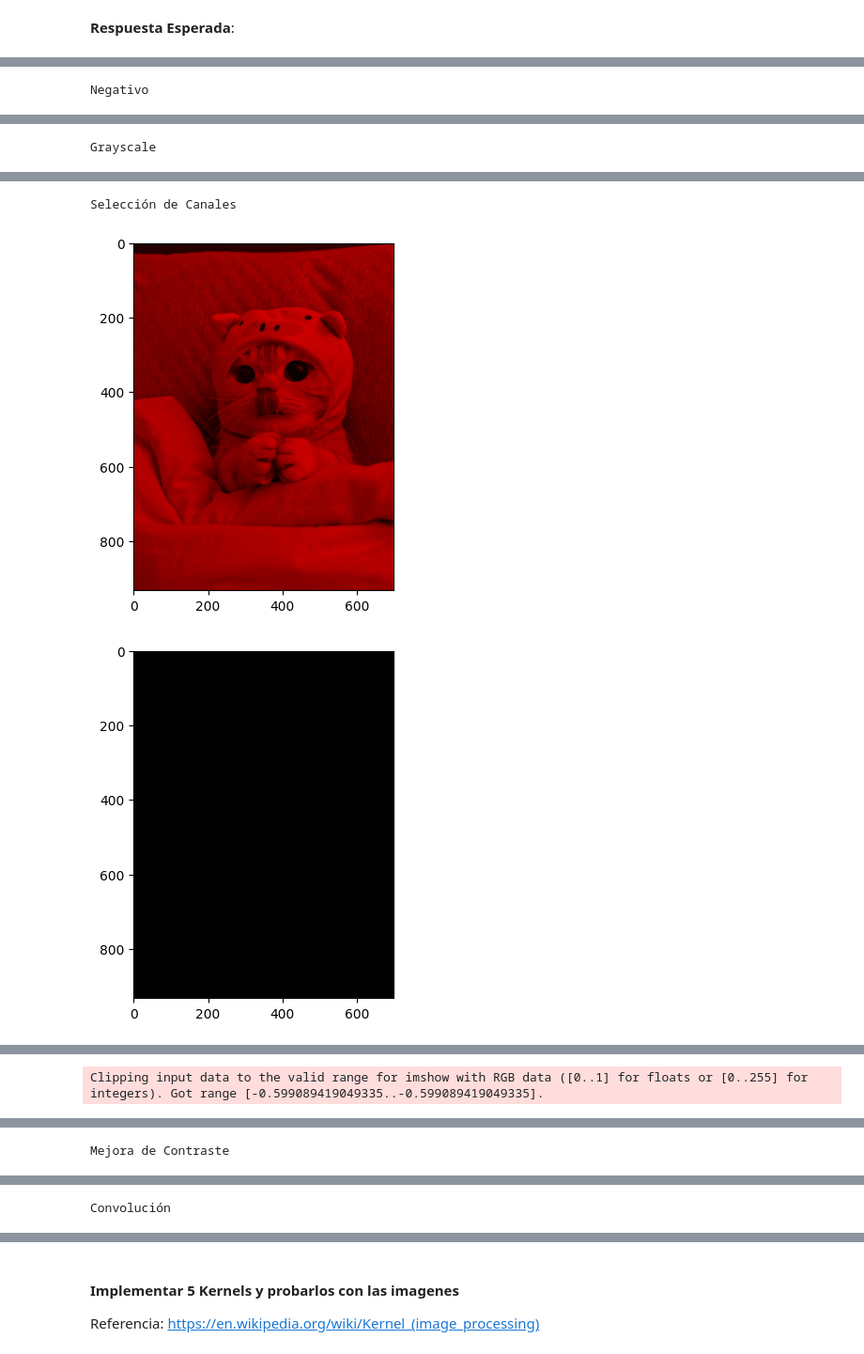
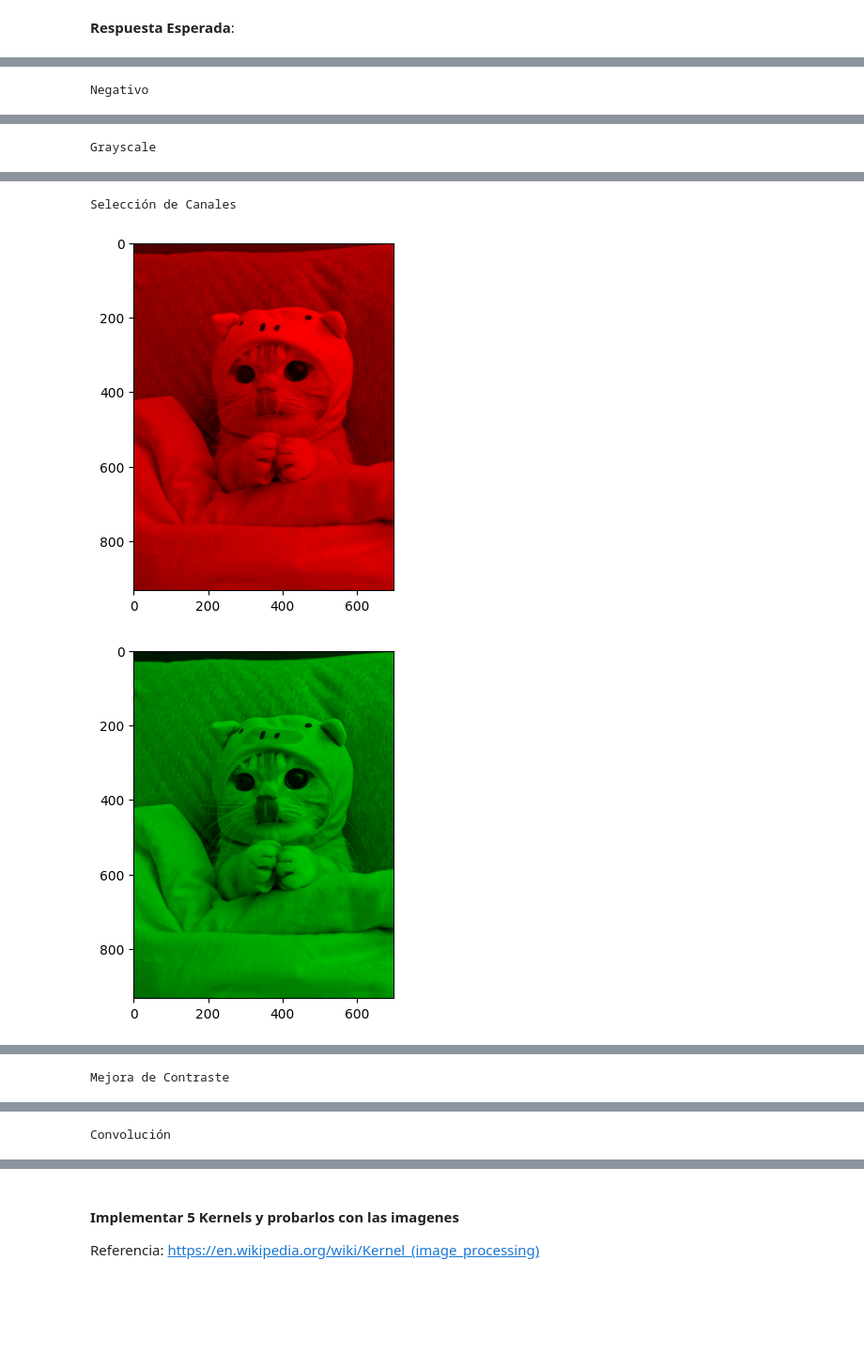
Before and after one commit to carinunez/Labs_MDS, a Jupyter notebook: Lab2_enunciado.ipynb, the cells around one changed output, grey strips where cells are left out. Shown at 94% size. Cells and saved outputs as stored; diff of their text form; code cells hidden in the pictures; blank space fills up the shorter version.

Commit message:
funcionan LibImagen

```diff
--- a/Lab2_enunciado.ipynb
+++ b/Lab2_enunciado.ipynb
@@ -532,7 +532,7 @@ class LibImagen():
         Imagen
             Objeto Imagen con la imagen procesada.
         """
-        copy = Imagen(img_in.imagen)
+        copy = Imagen(img_in.imagen.copy())
         return 255 - copy
 
 
@@ -552,7 +552,7 @@ class LibImagen():
             Una que contiene una imagen con 3 canales.
             Los 3 canales deben tener los mismos valores.
         """
-        copy = Imagen(img_in.imagen)
+        copy = Imagen(img_in.imagen.copy())
         imagen_gris = 0.299*copy.imagen[:,:,0] + 0.587*copy.imagen[:,:,1] + 0.114*copy.imagen[:,:,2]
         for i in range(3):
             copy.imagen[:,:,i] = imagen_gris
@@ -577,11 +577,11 @@ class LibImagen():
             Objeto Imagen que contiene una imagen con 3 canales.
             Solo el canal seleccionado debe tener valores distintos a 0.
         """
-        copy = Imagen(img_in.imagen)
+        copy = Imagen(img_in.imagen.copy())
         mapa = {'r':0, 'g':1, 'b':2}
         for canal in ['r', 'g', 'b']:
             if canal != channel:
-                copy.imagen[:,:,mapa[canal]] = copy.imagen[:,:,mapa[canal]] * 0
+                copy.imagen[:,:,mapa[canal]] *= 0
 
         return copy
 
@@ -601,15 +601,15 @@ class LibImagen():
         Imagen
             Objeto Imagen que contiene una imagen con 3 canales modificados.
         """
-        copy = Imagen(img_in.imagen)
+        copy = Imagen(img_in.imagen.copy())
         param = (259*(C+255))/(255*(259-C))
-        copy.imagen = param*(copy.imagen-128)+128
+        copy = param*(copy-128)+128
         return copy
 
     def conv_channel(self, img_in, kernel):
         """Por documentar (esto es parte del puntaje)...
         """
-        img = img_in.imagen
+        img = img_in.imagen.copy()
         img_out = []
         for i in range(img.shape[-1]):
             img_channel = convolve2d(img[:, :, i],
@@ -630,33 +630,33 @@ gatito = Imagen(images["gatitos"][1])
 gatito.show()
 
 lib = LibImagen()
 
 print('Negativo')
 lib.to_negative(gatito).show()
 
 print('Grayscale')
 lib.to_gray(gatito).show()
 
 print('Selección de Canales')
 lib.get_channel(gatito, "r").show()
 lib.get_channel(gatito, "g").show()
 lib.get_channel(gatito, "b").show()
 
 print('Mejora de Contraste')
-lib.set_contrast(gatito, 0.6).show()
+lib.set_contrast(gatito, 0).show()
 
 print('Convolución')
 kernel = np.array([[-1, -1,  -1],
                    [-1,  8,  -1],
                    [-1, -1,  -1]])
 
 lib.conv_channel(gatito, kernel).show()
 # %% [output]
 [figure]
 Negativo
 [figure]
 Grayscale
 [figure]
 Selección de Canales
-[figure, old version]
+[figure, new version]
-[figure, old version]
+[figure, new version]
@@ -664 +664 @@ Selección de Canales
-Clipping input data to the valid range for imshow with RGB data ([0..1] for floats or [0..255] for integers). Got range [-0.599089419049335..-0.599089419049335].
+Mejora de Contraste
@@ -665 +666 @@ Clipping input data to the valid range for imshow with RGB data ([0..1] for floa
-Mejora de Contraste
+Convolución
@@ -667 +666,0 @@ Mejora de Contraste
-Convolución
```
Also changed, not shown: parts of 2 cells of this notebook.
